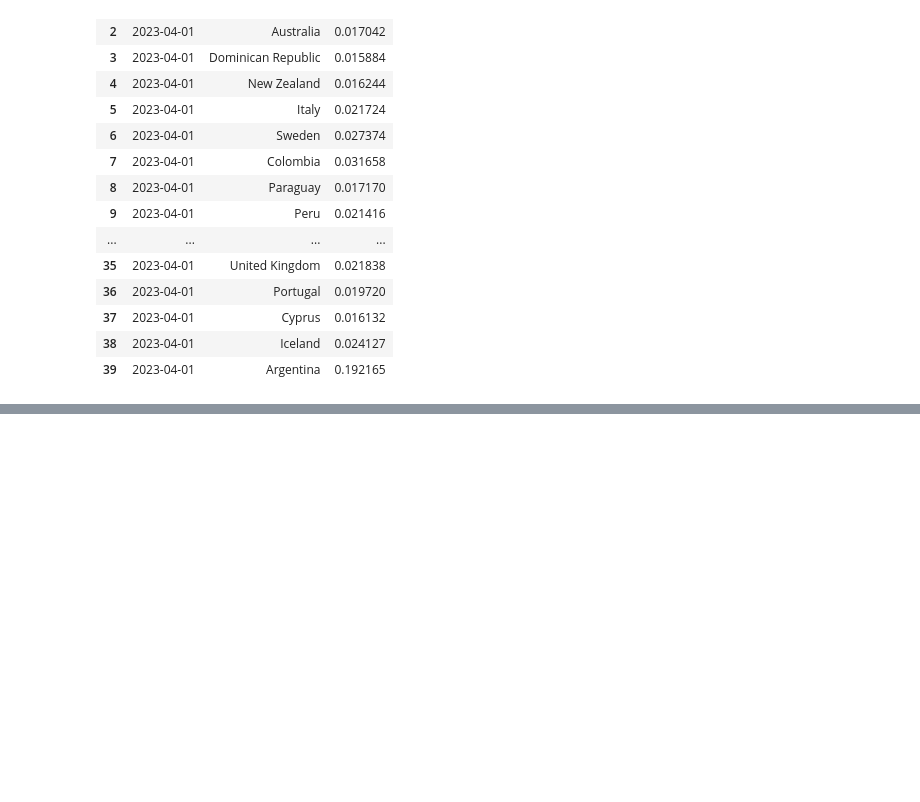
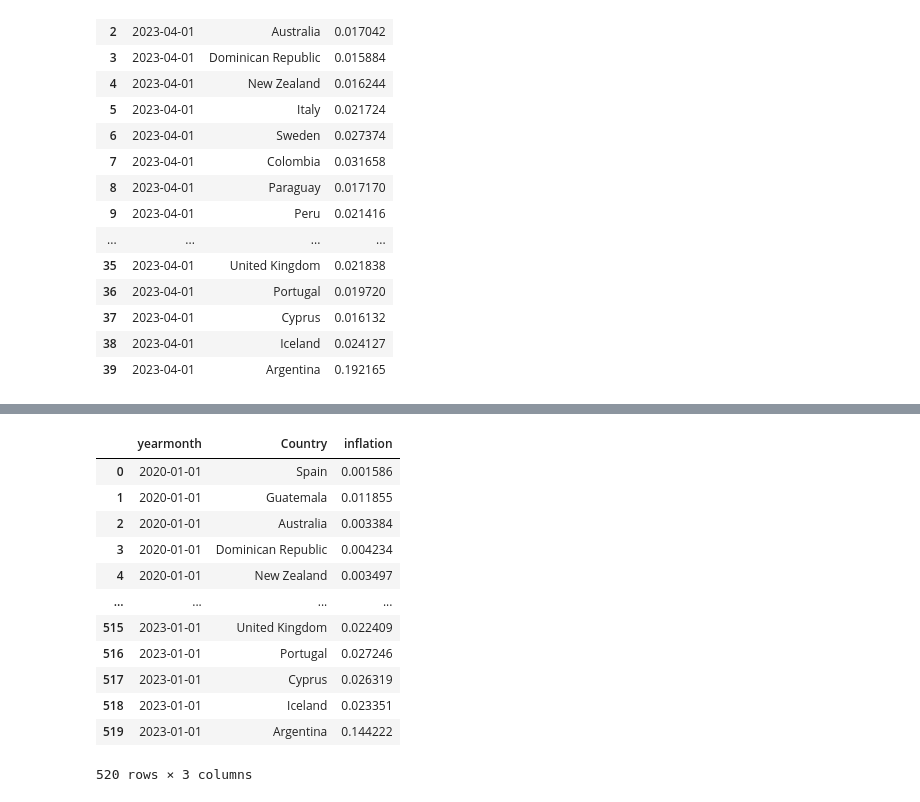
Before and after one commit to mvanaltvorst/seminar, a Jupyter notebook: notebooks/models/4_quarter_avg_model.ipynb, the cells around one changed output, grey strips where cells are left out. Cells and saved outputs as stored; diff of their text form; code cells hidden in the pictures; blank space fills up the shorter version.

```diff
--- a/notebooks/models/4_quarter_avg_model.ipynb
+++ b/notebooks/models/4_quarter_avg_model.ipynb
@@ -94,0 +106,19 @@ TypeError: string indices must be integers, not 'str'
+# %%
+from seminartools.models.utils import h_period_ahead_forecast
+
+forecast = h_period_ahead_forecast(model, df_inflation, "2020-01-01", h=3)
+forecast
+# %% [output]
+|  | yearmonth | Country | inflation |
+| 0 | 2020-01-01 | Spain | 0.001586 |
+| 1 | 2020-01-01 | Guatemala | 0.011855 |
+| 2 | 2020-01-01 | Australia | 0.003384 |
+| 3 | 2020-01-01 | Dominican Republic | 0.004234 |
+| 4 | 2020-01-01 | New Zealand | 0.003497 |
+| ... | ... | ... | ... |
+| 515 | 2023-01-01 | United Kingdom | 0.022409 |
+| 516 | 2023-01-01 | Portugal | 0.027246 |
+| 517 | 2023-01-01 | Cyprus | 0.026319 |
+| 518 | 2023-01-01 | Iceland | 0.023351 |
+| 519 | 2023-01-01 | Argentina | 0.144222 |
+520 rows × 3 columns
```
Also changed, not shown: parts of 7 cells of this notebook, 3 other files.
